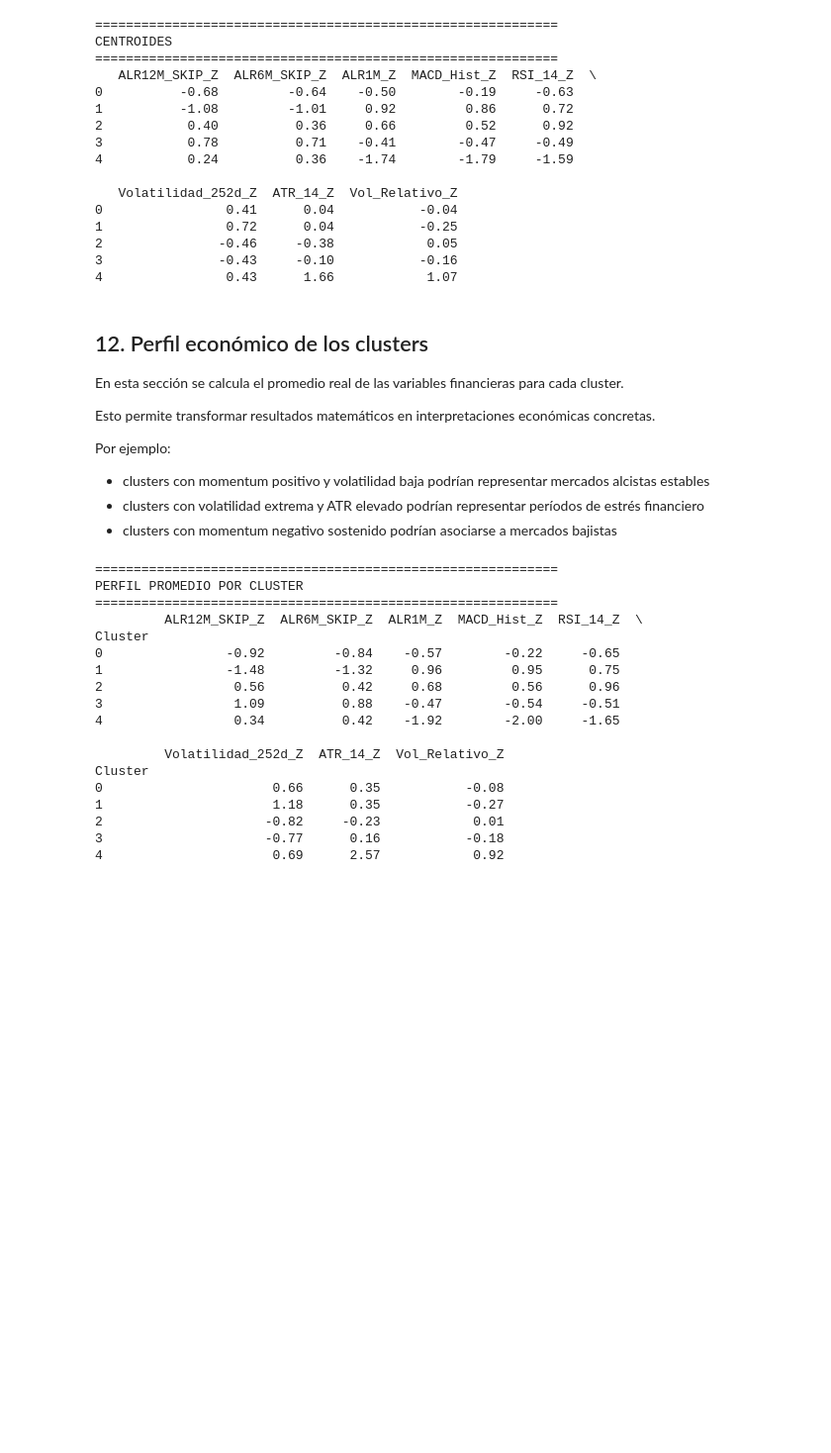
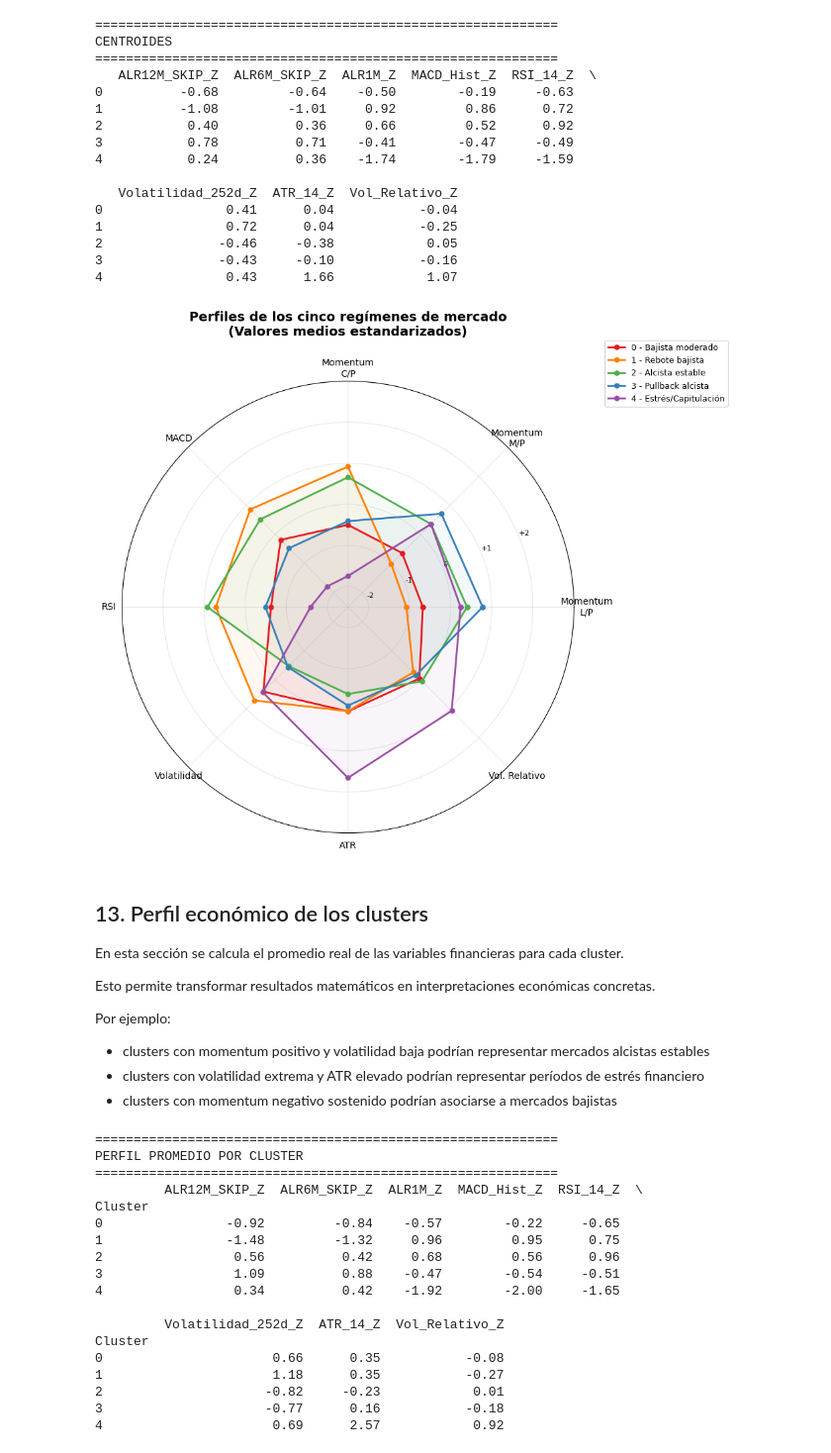
Before and after one commit to marespcue1/hybrid-momentum-anomaly-detection, a Jupyter notebook: notebooks/k-means.ipynb, the cells around one changed output. Shown at 99% size. Saved outputs shown, nothing was run; the diff lists cells and outputs as text; code cells hidden in the pictures; blank space fills up the shorter version.

```diff
--- a/notebooks/k-means.ipynb
+++ b/notebooks/k-means.ipynb
@@ -762,8 +800,73 @@ CENTROIDES
 2               -0.46     -0.38            0.05
 3               -0.43     -0.10           -0.16
 4                0.43      1.66            1.07
+# %%
+# ============================================================
+# VISUALIZACIÓN DE PERFILES DE CLUSTERS (RADAR CHART)
+# ============================================================
+
+import numpy as np
+from math import pi
+
+# Usamos los centroides (valores medios estandarizados)
+centroides = kmeans_final.cluster_centers_
+features = features_disponibles
+n_features = len(features)
+
+# Nombres más legibles para el gráfico
+nombres_features = [
+    'Momentum\nL/P',
+    'Momentum\nM/P',
+    'Momentum\nC/P',
+    'MACD',
+    'RSI',
+    'Volatilidad',
+    'ATR',
+    'Vol. Relativo'
+]
+
+# Etiquetas de los clusters
+cluster_names = [
+    '0 - Bajista moderado',
+    '1 - Rebote bajista',
+    '2 - Alcista estable',
+    '3 - Pullback alcista',
+    '4 - Estrés/Capitulación'
+]
+
+# Colores para cada cluster
+colors = ['#e41a1c', '#ff7f00', '#4daf4a', '#377eb8', '#984ea3']
+
+# Ángulos para el radar
+angles = [n / float(n_features) * 2 * pi for n in range(n_features)]
+angles += angles[:1]  # Cerrar el polígono
+
+fig, ax = plt.subplots(figsize=(10, 10), subplot_kw=dict(polar=True))
+
+for i in range(5):
+    values = centroides[i].tolist()
+    values += values[:1]  # Cerrar el polígono
+
+    ax.plot(angles, values, 'o-', linewidth=2, color=colors[i],
+            label=cluster_names[i], markersize=5)
+    ax.fill(angles, values, alpha=0.05, color=colors[i])
+
+ax.set_xticks(angles[:-1])
+ax.set_xticklabels(nombres_features, fontsize=10)
+ax.set_ylim(-2.5, 3.0)
+ax.set_yticks([-2, -1, 0, 1, 2])
+ax.set_yticklabels(['-2', '-1', '0', '+1', '+2'], fontsize=8)
+ax.set_title('Perfiles de los cinco regímenes de mercado\n(Valores medios estandarizados)',
+             fontsize=14, fontweight='bold', pad=25)
+ax.legend(loc='upper right', bbox_to_anchor=(1.35, 1.1), fontsize=9)
+ax.grid(True, alpha=0.3)
+
+plt.tight_layout()
+plt.show()
+# %% [output]
+[figure, added]
 # %% [markdown]
-## 12. Perfil económico de los clusters
+## 13. Perfil económico de los clusters
 
 En esta sección se calcula el promedio real de las variables financieras para cada cluster.
 
```
Also changed, not shown: parts of 6 cells of this notebook, 5 other files.
